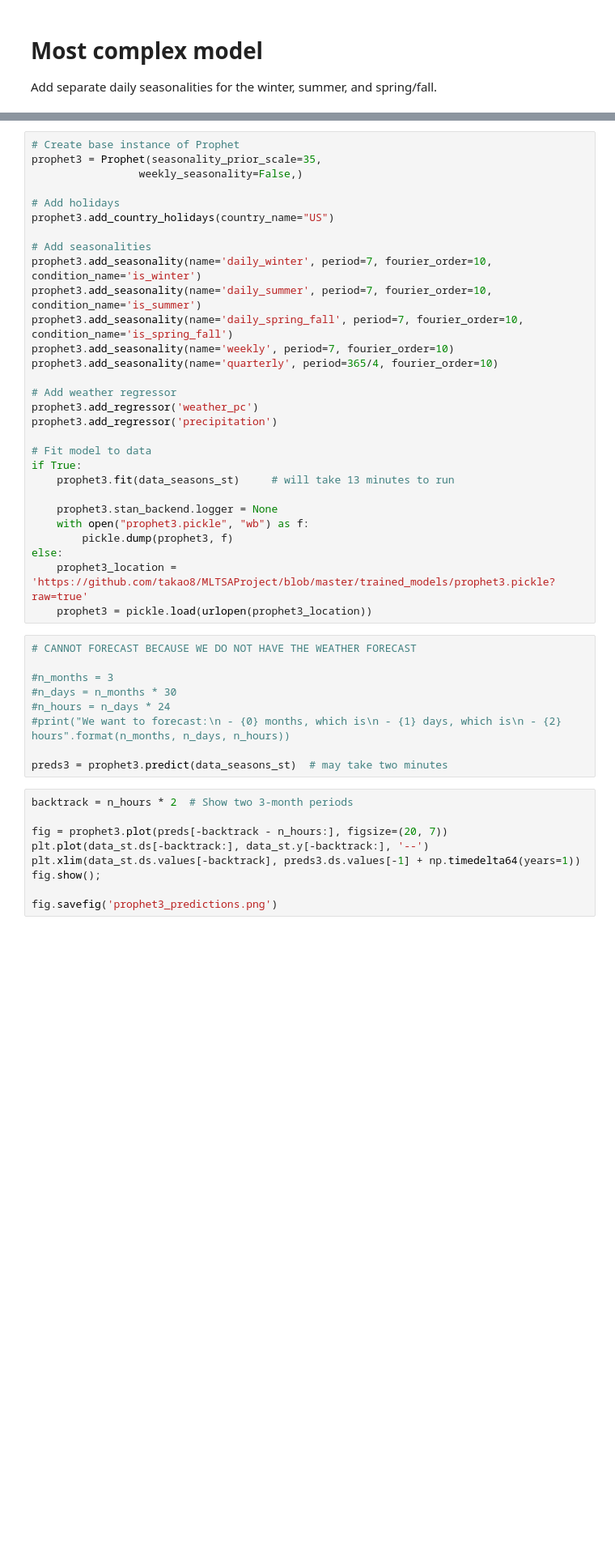
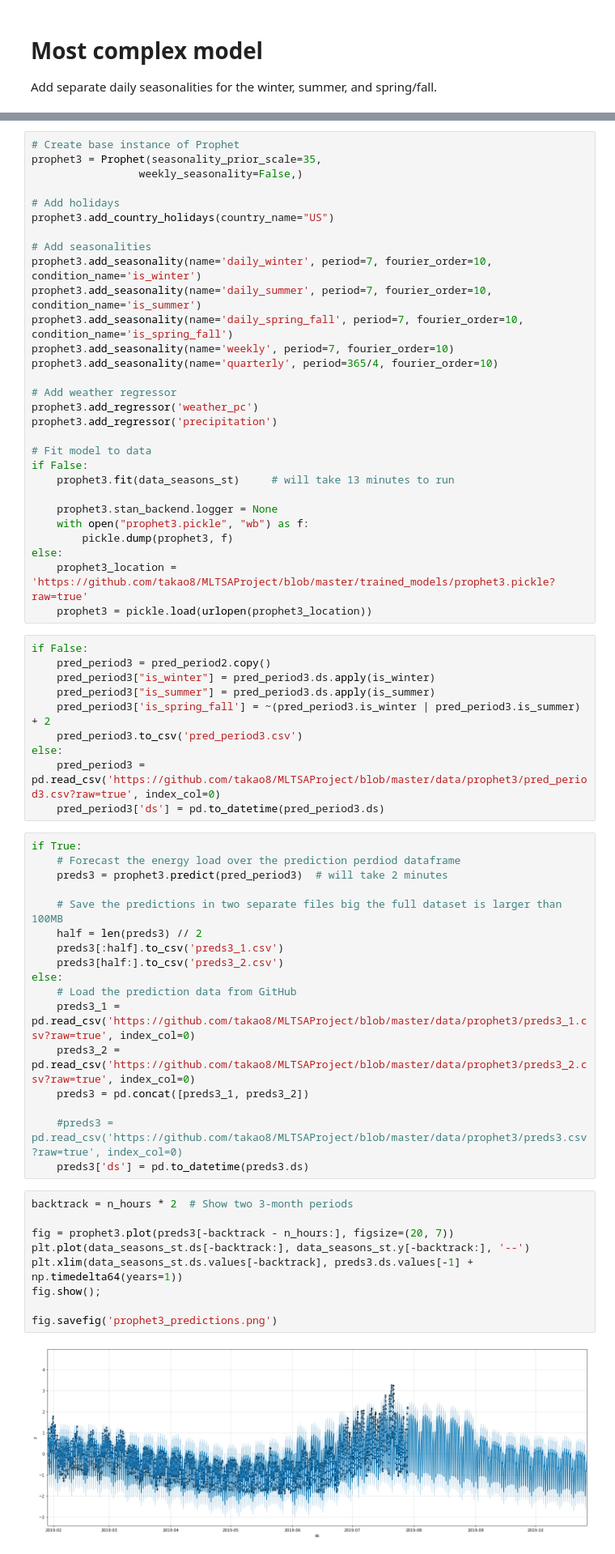
Before and after one commit to takao8/MLTSAProject, a Jupyter notebook: NEPOOL_Analaysis.ipynb, the cells around one changed output, grey strips where cells are left out. Shown at 81% size. Saved outputs shown, nothing was run; the diff lists cells and outputs as text; blank space fills up the shorter version.

```diff
--- a/NEPOOL_Analaysis.ipynb
+++ b/NEPOOL_Analaysis.ipynb
@@ -514,7 +509,7 @@ prophet3.add_regressor('weather_pc')
 prophet3.add_regressor('precipitation')
 
 # Fit model to data
-if True:
+if False:
     prophet3.fit(data_seasons_st)     # will take 13 minutes to run
 
     prophet3.stan_backend.logger = None
@@ -523,24 +518,44 @@ if True:
 else:
     prophet3_location = 'https://github.com/takao8/MLTSAProject/blob/master/trained_models/prophet3.pickle?raw=true'
     prophet3 = pickle.load(urlopen(prophet3_location))
-# %%
-# CANNOT FORECAST BECAUSE WE DO NOT HAVE THE WEATHER FORECAST
-
-#n_months = 3
-#n_days = n_months * 30
-#n_hours = n_days * 24
-#print("We want to forecast:\n - {0} months, which is\n - {1} days, which is\n - {2} hours".format(n_months, n_days, n_hours))
-
-preds3 = prophet3.predict(data_seasons_st)  # may take two minutes
+# %%
+if False:
+    pred_period3 = pred_period2.copy()
+    pred_period3["is_winter"] = pred_period3.ds.apply(is_winter)
+    pred_period3["is_summer"] = pred_period3.ds.apply(is_summer)
+    pred_period3['is_spring_fall'] = ~(pred_period3.is_winter | pred_period3.is_summer) + 2
+    pred_period3.to_csv('pred_period3.csv')
+else:
+    pred_period3 = pd.read_csv('https://github.com/takao8/MLTSAProject/blob/master/data/prophet3/pred_period3.csv?raw=true', index_col=0)
+    pred_period3['ds'] = pd.to_datetime(pred_period3.ds)
+# %%
+if True:
+    # Forecast the energy load over the prediction perdiod dataframe
+    preds3 = prophet3.predict(pred_period3)  # will take 2 minutes
+
+    # Save the predictions in two separate files big the full dataset is larger than 100MB
+    half = len(preds3) // 2
+    preds3[:half].to_csv('preds3_1.csv')
+    preds3[half:].to_csv('preds3_2.csv')
+else:
+    # Load the prediction data from GitHub
+    preds3_1 = pd.read_csv('https://github.com/takao8/MLTSAProject/blob/master/data/prophet3/preds3_1.csv?raw=true', index_col=0)
+    preds3_2 = pd.read_csv('https://github.com/takao8/MLTSAProject/blob/master/data/prophet3/preds3_2.csv?raw=true', index_col=0)
+    preds3 = pd.concat([preds3_1, preds3_2])
+
+    #preds3 = pd.read_csv('https://github.com/takao8/MLTSAProject/blob/master/data/prophet3/preds3.csv?raw=true', index_col=0)
+    preds3['ds'] = pd.to_datetime(preds3.ds)
 # %%
 backtrack = n_hours * 2  # Show two 3-month periods
 
-fig = prophet3.plot(preds[-backtrack - n_hours:], figsize=(20, 7))
-plt.plot(data_st.ds[-backtrack:], data_st.y[-backtrack:], '--')
-plt.xlim(data_st.ds.values[-backtrack], preds3.ds.values[-1] + np.timedelta64(years=1))
+fig = prophet3.plot(preds3[-backtrack - n_hours:], figsize=(20, 7))
+plt.plot(data_seasons_st.ds[-backtrack:], data_seasons_st.y[-backtrack:], '--')
+plt.xlim(data_seasons_st.ds.values[-backtrack], preds3.ds.values[-1] + np.timedelta64(years=1))
 fig.show();
 
 fig.savefig('prophet3_predictions.png')
+# %% [output]
+[figure, added]
 # %%
 fig = prophet3.plot_components(preds3, figsize=(10, 20))
 fig.savefig('prophet3_components.png')
```
Also changed, not shown: parts of 15 cells of this notebook.
